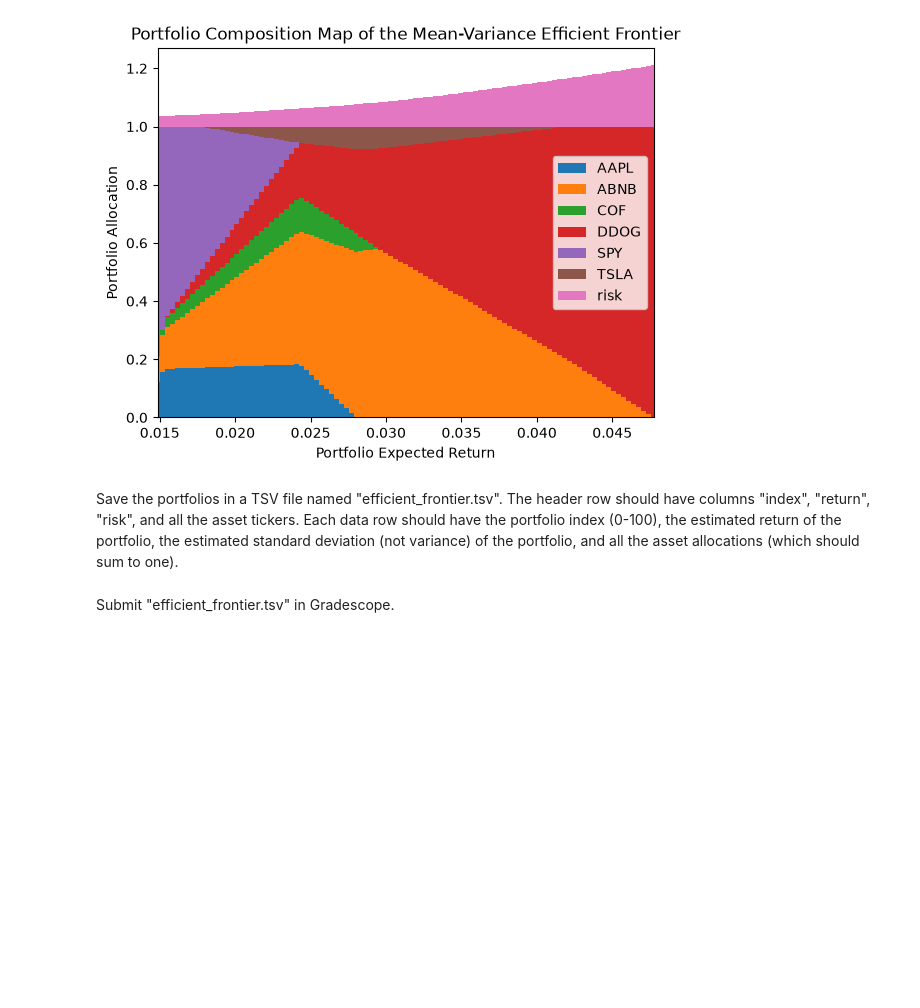
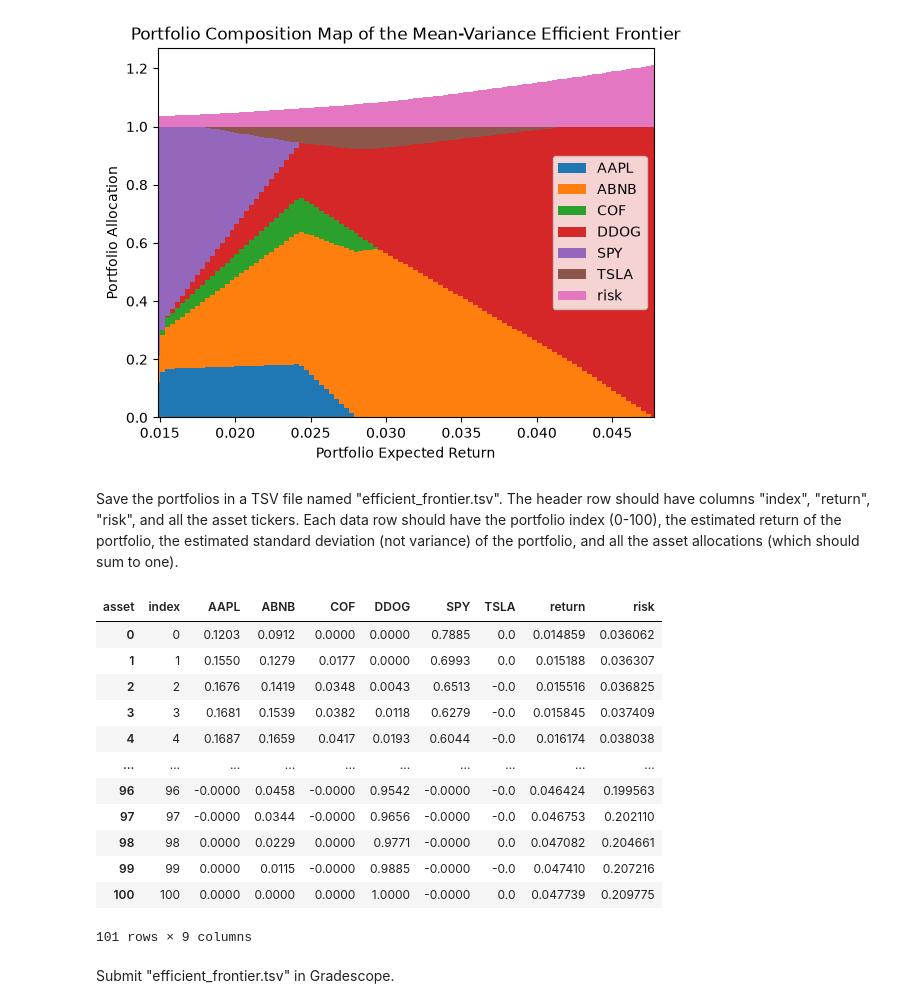
Before and after one commit to calebhadley1/AI_in_the_Field_Coursework, a Jupyter notebook: Week 1/project.ipynb, the cells around one changed output. Cells and saved outputs as stored; diff of their text form; code cells hidden in the pictures; blank space fills up the shorter version.

```diff
--- a/Week 1/project.ipynb
+++ b/Week 1/project.ipynb
@@ -590,6 +590,22 @@ Text(0.5, 1.0, 'Portfolio Composition Map of the Mean-Variance Efficient Frontie
 Save the portfolios in a TSV file named "efficient_frontier.tsv".
 The header row should have columns "index", "return", "risk", and all the asset tickers.
 Each data row should have the portfolio index (0-100), the estimated return of the portfolio, the estimated standard deviation (not variance) of the portfolio, and all the asset allocations (which should sum to one).
+# %%
+result.reset_index()
+# %% [output]
+| asset | index | AAPL | ABNB | COF | DDOG | SPY | TSLA | return | risk |
+| 0 | 0 | 0.1203 | 0.0912 | 0.0000 | 0.0000 | 0.7885 | 0.0 | 0.014859 | 0.036062 |
+| 1 | 1 | 0.1550 | 0.1279 | 0.0177 | 0.0000 | 0.6993 | 0.0 | 0.015188 | 0.036307 |
+| 2 | 2 | 0.1676 | 0.1419 | 0.0348 | 0.0043 | 0.6513 | -0.0 | 0.015516 | 0.036825 |
+| 3 | 3 | 0.1681 | 0.1539 | 0.0382 | 0.0118 | 0.6279 | -0.0 | 0.015845 | 0.037409 |
+| 4 | 4 | 0.1687 | 0.1659 | 0.0417 | 0.0193 | 0.6044 | -0.0 | 0.016174 | 0.038038 |
+| ... | ... | ... | ... | ... | ... | ... | ... | ... | ... |
+| 96 | 96 | -0.0000 | 0.0458 | -0.0000 | 0.9542 | -0.0000 | -0.0 | 0.046424 | 0.199563 |
+| 97 | 97 | -0.0000 | 0.0344 | -0.0000 | 0.9656 | -0.0000 | -0.0 | 0.046753 | 0.202110 |
+| 98 | 98 | 0.0000 | 0.0229 | 0.0000 | 0.9771 | -0.0000 | 0.0 | 0.047082 | 0.204661 |
+| 99 | 99 | 0.0000 | 0.0115 | -0.0000 | 0.9885 | -0.0000 | -0.0 | 0.047410 | 0.207216 |
+| 100 | 100 | 0.0000 | 0.0000 | 0.0000 | 1.0000 | -0.0000 | 0.0 | 0.047739 | 0.209775 |
+101 rows × 9 columns
 # %%
 # YOUR CHANGES HERE
 
```
Also changed, not shown: parts of 3 cells of this notebook, 1 other file.
